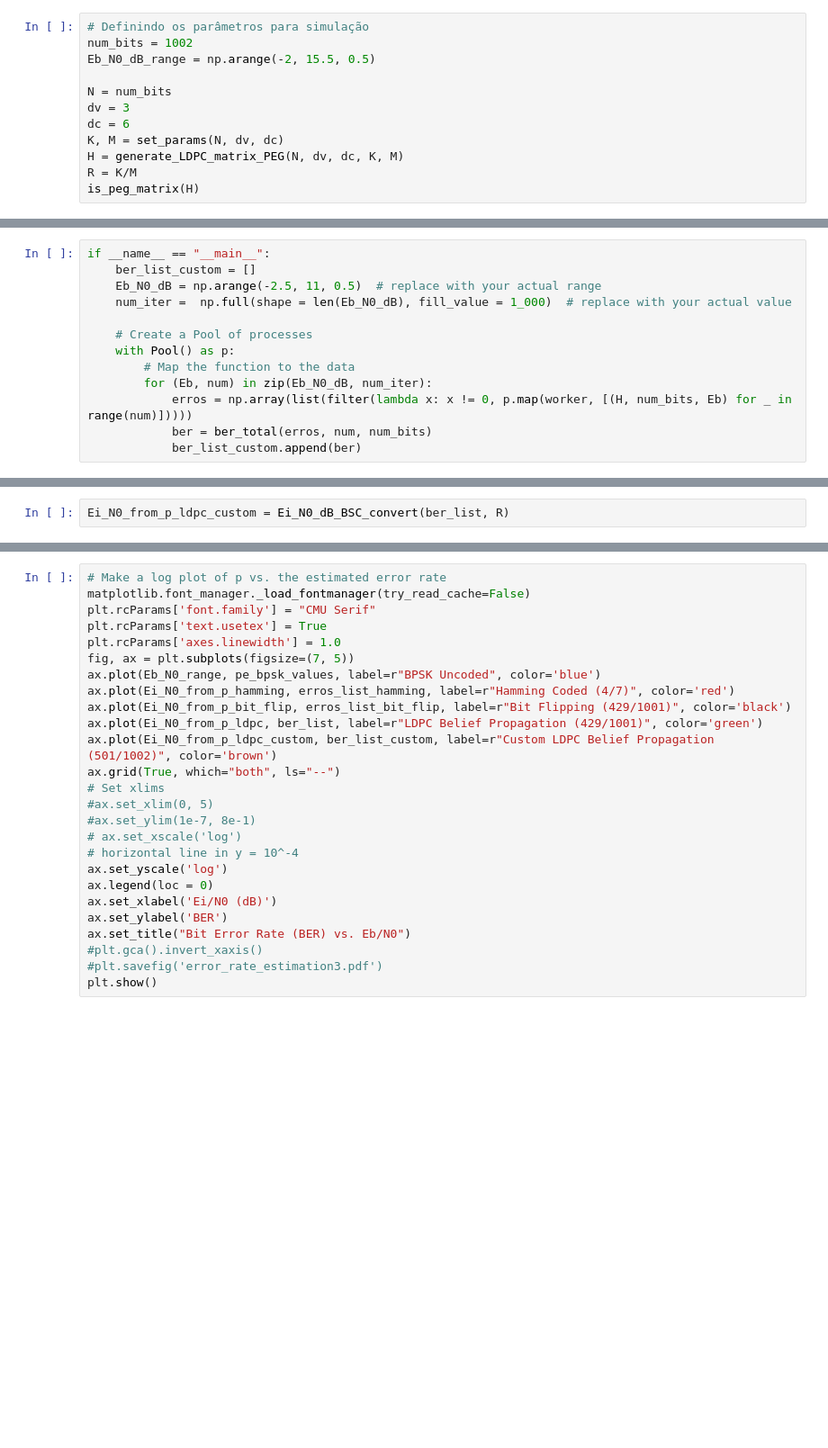
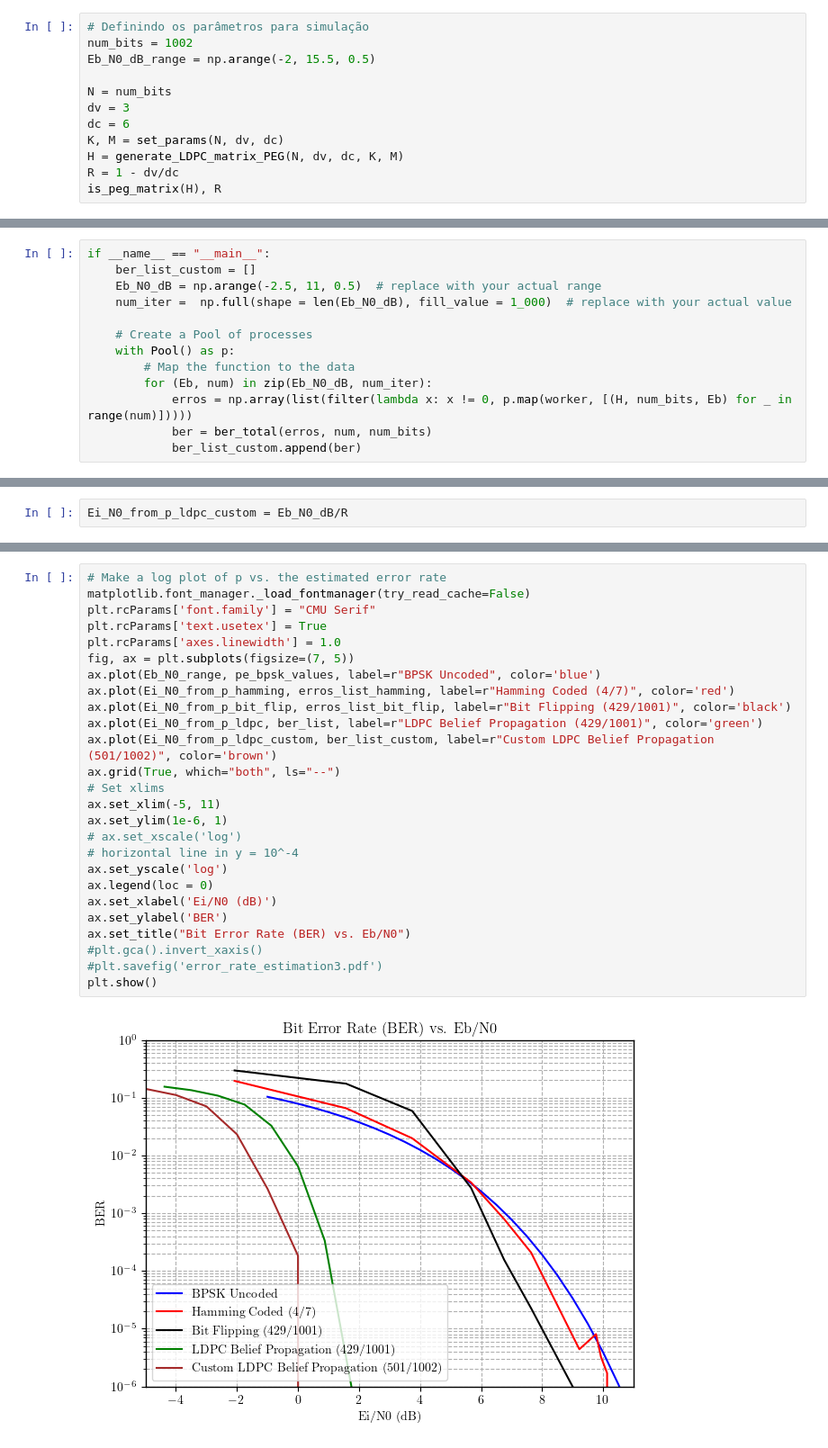
Before and after one commit to rafael-giannico/ELE-32-Lab4-LDPC, a Jupyter notebook: lab4.ipynb, the cells around one changed output, grey strips where cells are left out. Shown: that part at 90% size. Cells and saved outputs as stored; diff of their text form; blank space fills up the shorter version.

Commit message:
up final graphs

```diff
--- a/lab4.ipynb
+++ b/lab4.ipynb
@@ -1006,5 +1008,5 @@ dv = 3
 dc = 6
 K, M = set_params(N, dv, dc)
 H = generate_LDPC_matrix_PEG(N, dv, dc, K, M)
-R = K/M
-is_peg_matrix(H)
+R = 1 - dv/dc
+is_peg_matrix(H), R
@@ -1026,4 +1048,4 @@ ber_list_custom
 # %%
-Ei_N0_from_p_ldpc_custom = Ei_N0_dB_BSC_convert(ber_list, R)
+Ei_N0_from_p_ldpc_custom = Eb_N0_dB/R
 # %%
 Ei_N0_from_p_ldpc_custom
@@ -1030,29 +1056,31 @@ Ei_N0_from_p_ldpc_custom
 # %%
 # Make a log plot of p vs. the estimated error rate
 matplotlib.font_manager._load_fontmanager(try_read_cache=False)
 plt.rcParams['font.family'] = "CMU Serif"
 plt.rcParams['text.usetex'] = True
 plt.rcParams['axes.linewidth'] = 1.0
 fig, ax = plt.subplots(figsize=(7, 5))
 ax.plot(Eb_N0_range, pe_bpsk_values, label=r"BPSK Uncoded", color='blue')
 ax.plot(Ei_N0_from_p_hamming, erros_list_hamming, label=r"Hamming Coded (4/7)", color='red')
 ax.plot(Ei_N0_from_p_bit_flip, erros_list_bit_flip, label=r"Bit Flipping (429/1001)", color='black')
 ax.plot(Ei_N0_from_p_ldpc, ber_list, label=r"LDPC Belief Propagation (429/1001)", color='green')
 ax.plot(Ei_N0_from_p_ldpc_custom, ber_list_custom, label=r"Custom LDPC Belief Propagation (501/1002)", color='brown')
 ax.grid(True, which="both", ls="--")
 # Set xlims
-#ax.set_xlim(0, 5)
-#ax.set_ylim(1e-7, 8e-1)
+ax.set_xlim(-5, 11)
+ax.set_ylim(1e-6, 1)
 # ax.set_xscale('log')
 # horizontal line in y = 10^-4
 ax.set_yscale('log')
 ax.legend(loc = 0)
 ax.set_xlabel('Ei/N0 (dB)')
 ax.set_ylabel('BER')
 ax.set_title("Bit Error Rate (BER) vs. Eb/N0")
 #plt.gca().invert_xaxis()
 #plt.savefig('error_rate_estimation3.pdf')
 plt.show()
+# %% [output]
+[figure, added]
 # %%
 def encontrar_menor_eb_n0(ber_results, Eb_N0_dB_range, threshold=1e-4):
     for Eb_N0_dB, ber in zip(Eb_N0_dB_range, ber_results):
```
Also changed, not shown: parts of 5 cells of this notebook.
